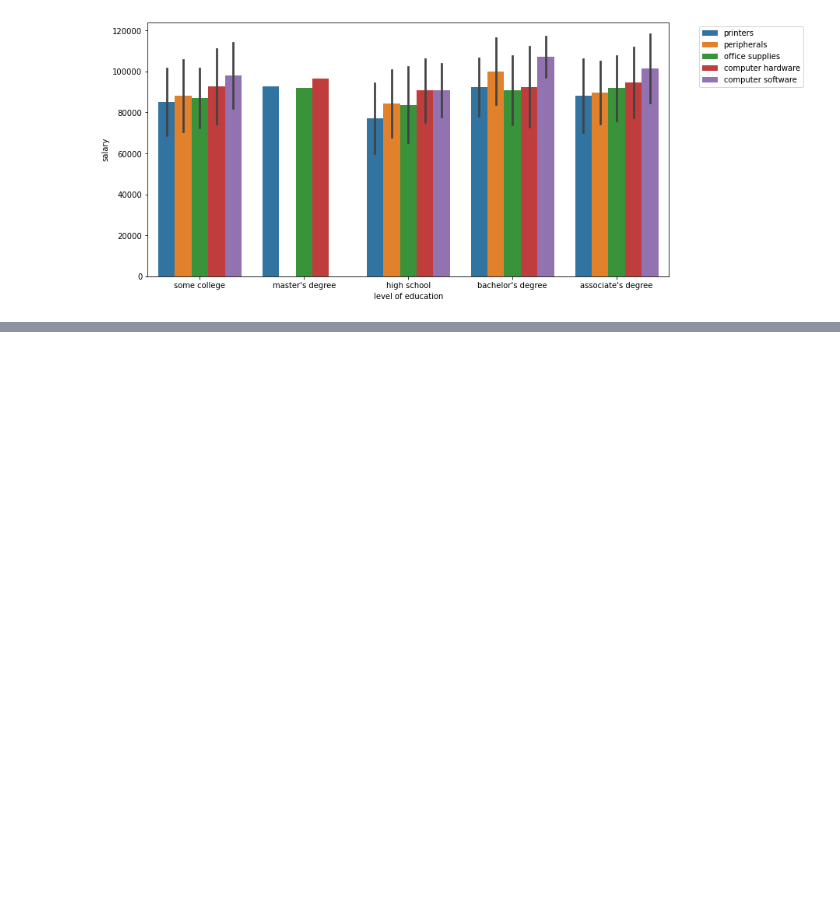
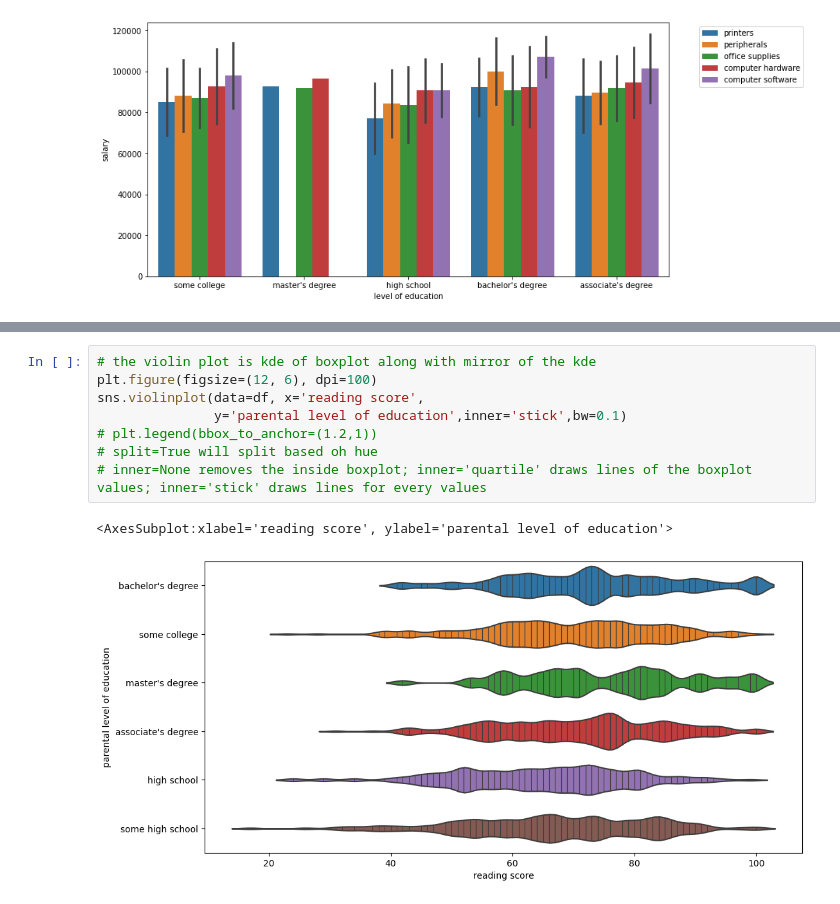
Before and after one commit to deepan-py/MLDS, a Jupyter notebook: SEABORN_/intro.ipynb, the cells around one changed output, grey strips where cells are left out. Saved outputs shown, nothing was run; the diff lists cells and outputs as text; blank space fills up the shorter version.

```diff
--- a/SEABORN_/intro.ipynb
+++ b/SEABORN_/intro.ipynb
@@ -111,0 +142,11 @@ plt.legend(bbox_to_anchor=(1.05,1))
+# %%
+# the violin plot is kde of boxplot along with mirror of the kde
+plt.figure(figsize=(12, 6), dpi=100)
+sns.violinplot(data=df, x='reading score',
+               y='parental level of education',inner='stick',bw=0.1)
+# plt.legend(bbox_to_anchor=(1.2,1))
+# split=True will split based oh hue
+# inner=None removes the inside boxplot; inner='quartile' draws lines of the boxplot values; inner='stick' draws lines for every values
+# %% [output]
+<AxesSubplot:xlabel='reading score', ylabel='parental level of education'>
+[figure, added]
```
Also changed, not shown: parts of 21 cells of this notebook, 8 other files.
